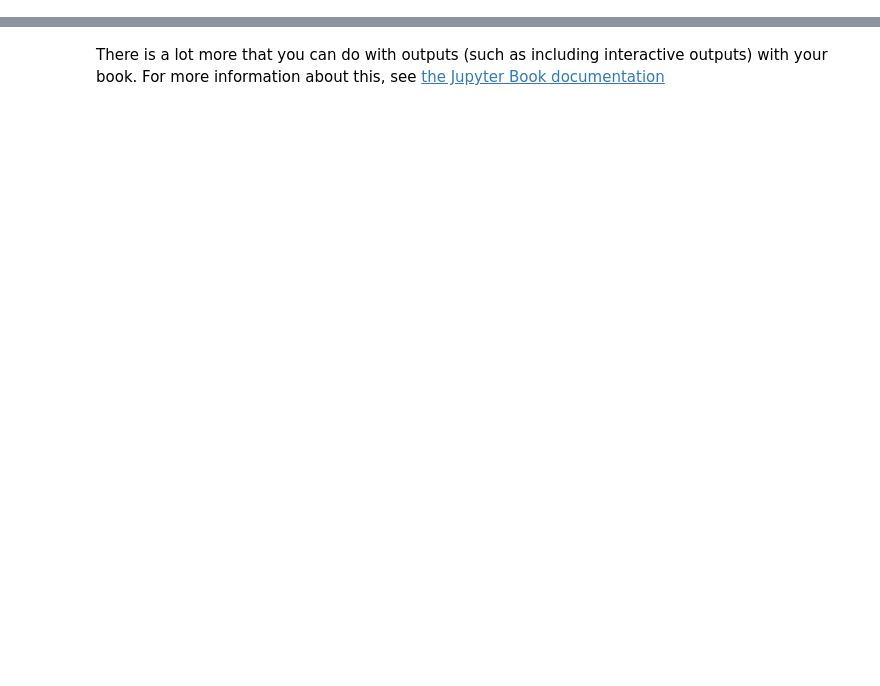
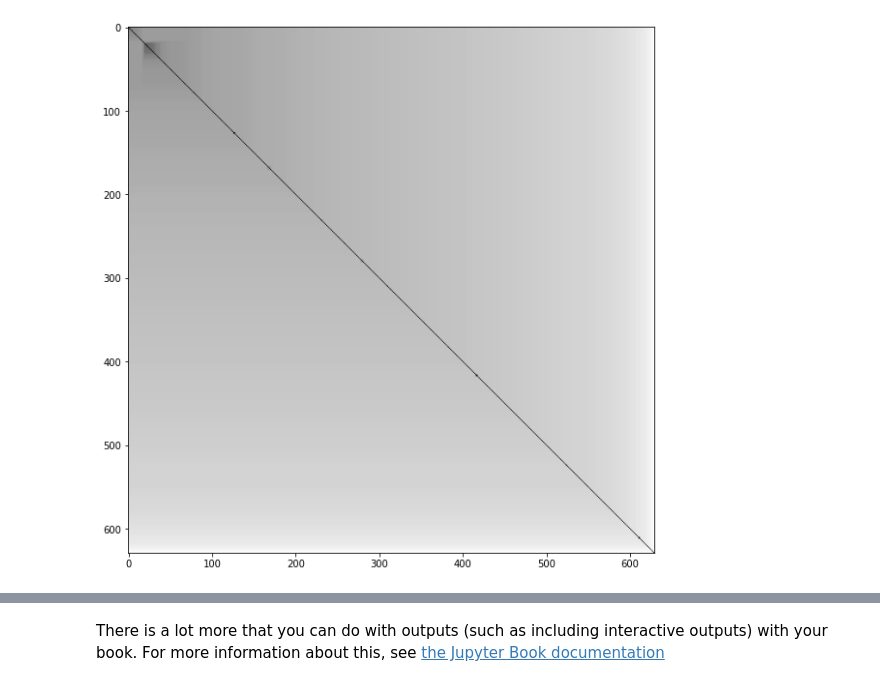
Before and after one commit to reidya3/CA4015_First_Assignment, a Jupyter notebook: book/_build/jupyter_execute/Clustering_Analysis.ipynb, the cells around one changed output, grey strips where cells are left out. Saved outputs shown, nothing was run; the diff lists cells and outputs as text; code cells hidden in the pictures; blank space fills up the shorter version.

```diff
--- a/book/_build/jupyter_execute/Clustering_Analysis.ipynb
+++ b/book/_build/jupyter_execute/Clustering_Analysis.ipynb
@@ -74,0 +81,4 @@ Vat is visual method of assessing the clustering likelihood of a dataset.
+# %%
+ivat(dim_reduced_choice.iloc[:,2:].values)
+# %% [output]
+[figure, added]
```
Also changed, not shown: parts of 12 cells of this notebook, 15 other files.
